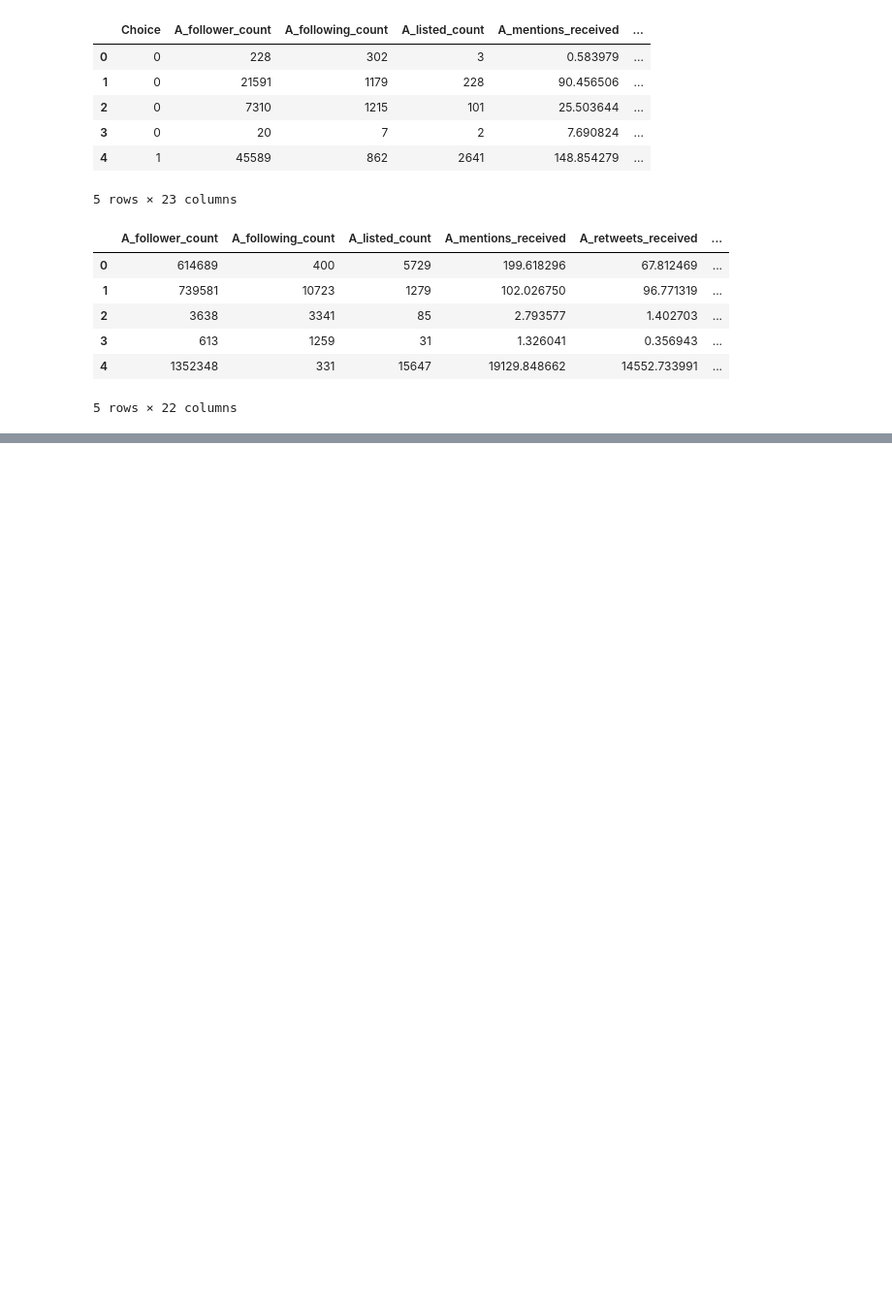
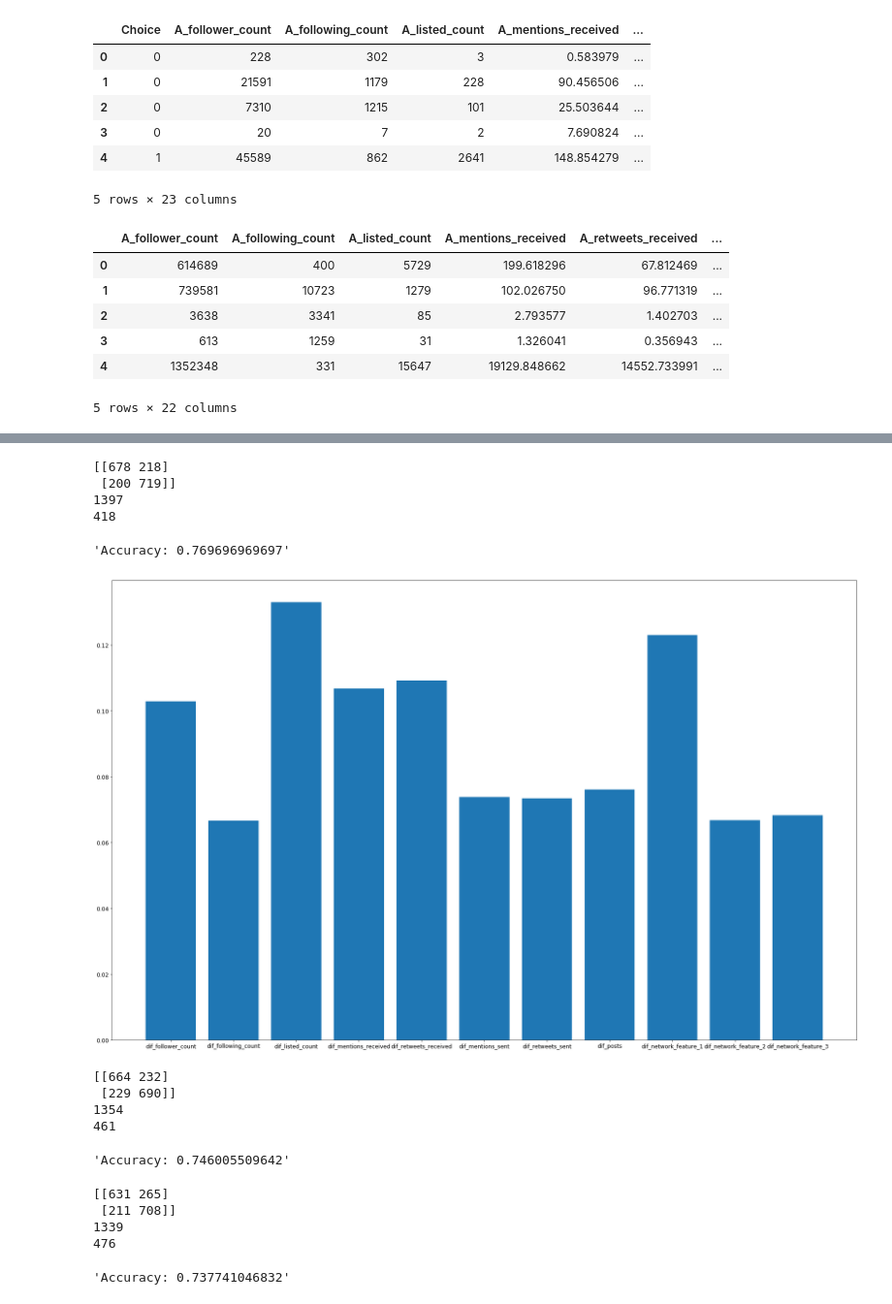
Before and after one commit to JakeTheWise/socialitics, a Jupyter notebook: proj1/q1/q1.ipynb, the cells around one changed output, grey strips where cells are left out. Shown at 97% size. Drawn from its saved outputs; the diff is of its cells as text; code cells hidden in the pictures; blank space fills up the shorter version.

Commit message:
Reed logisitc regression

```diff
--- a/proj1/q1/q1.ipynb
+++ b/proj1/q1/q1.ipynb
@@ -209,0 +84,9 @@ pd.DataFrame({'rfc': rfc.predict_proba(X_train)[:,1],'gbc':gbc.predict_proba(X_t
+# %%
+y =train[['Choice']]
+x = train.drop('Choice', 1)
+x = data_transform(x)
+X_train, X_test, y_train, y_test = train_test_split( x, y, test_size=0.33, random_state=42)
+y_test = y_test.Choice
+y_train = y_train.Choice
+#find the difference for the prediction
+#dif_final_test = run_calcs(final_test)
@@ -209,0 +103,12 @@ pd.DataFrame({'rfc': rfc.predict_proba(X_train)[:,1],'gbc':gbc.predict_proba(X_t
+# %%
+from sklearn.ensemble import RandomForestClassifier
+#n_estimators, max_features, max_depth
+from sklearn.model_selection import GridSearchCV
+import numpy as np
+parameters = {
+    'n_estimators': np.arange(1,80,5),
+    'max_features': np.arange(1,10,2)
+}
+forest = RandomForestClassifier()
+grid = GridSearchCV(forest,parameters,n_jobs = 3,scoring = 'accuracy',cv = 5)
+grid.fit(X_train,y_train)
@@ -209,0 +127,54 @@ pd.DataFrame({'rfc': rfc.predict_proba(X_train)[:,1],'gbc':gbc.predict_proba(X_t
+# %%
+best_random_forest = grid.best_estimator_
+evaluate_model(best_random_forest)
+# %% [output]
+[[678 218]
+ [200 719]]
+1397
+418
+'Accuracy: 0.769696969697'
+# %%
+def plot_variable_significances(model):
+    var_sig = model.feature_importances_
+    plt.figure(figsize = (30,19))
+    plt.bar(range(len(X_train.columns)),var_sig,
+    tick_label = X_train.columns)
+    plt.tick_params(axis = 'both',labelsize = 12.5)
+    plt.show()
+plot_variable_significances(best_random_forest)
+# %% [output]
+[figure, added]
+# %%
+from sklearn import linear_model, metrics
+from sklearn.preprocessing import MinMaxScaler
+from sklearn.preprocessing import StandardScaler
+
+scaler_minmax = MinMaxScaler()
+X_train_scale_minmax = scaler_minmax.fit_transform(X_train)
+X_test_scale_minmax = scaler_minmax.transform(X_test)
+
+scaler_std = StandardScaler()
+X_train_scale_std = scaler_std.fit_transform(X_train)
+X_test_scale_std = scaler_std.transform(X_test)
+
+logistic_l2 = linear_model.LogisticRegression(penalty = 'l2',C=1000000)
+logistic_l2.fit(X_train,y_train)
+log_pred_l2 =logistic_l2.predict(X_test)
+evaluate_model(logistic_l2)
+# %% [output]
+[[664 232]
+ [229 690]]
+1354
+461
+'Accuracy: 0.746005509642'
+# %%
+logistic_l1 = linear_model.LogisticRegression(penalty = 'l1',C=1000000)
+logistic_l1.fit(X_train,y_train)
+log_pred_l1 =logistic_l1.predict(X_test)
+evaluate_model(logistic_l1)
+# %% [output]
+[[631 265]
+ [211 708]]
+1339
+476
+'Accuracy: 0.737741046832'
```
Also changed, not shown: parts of 19 cells of this notebook.
